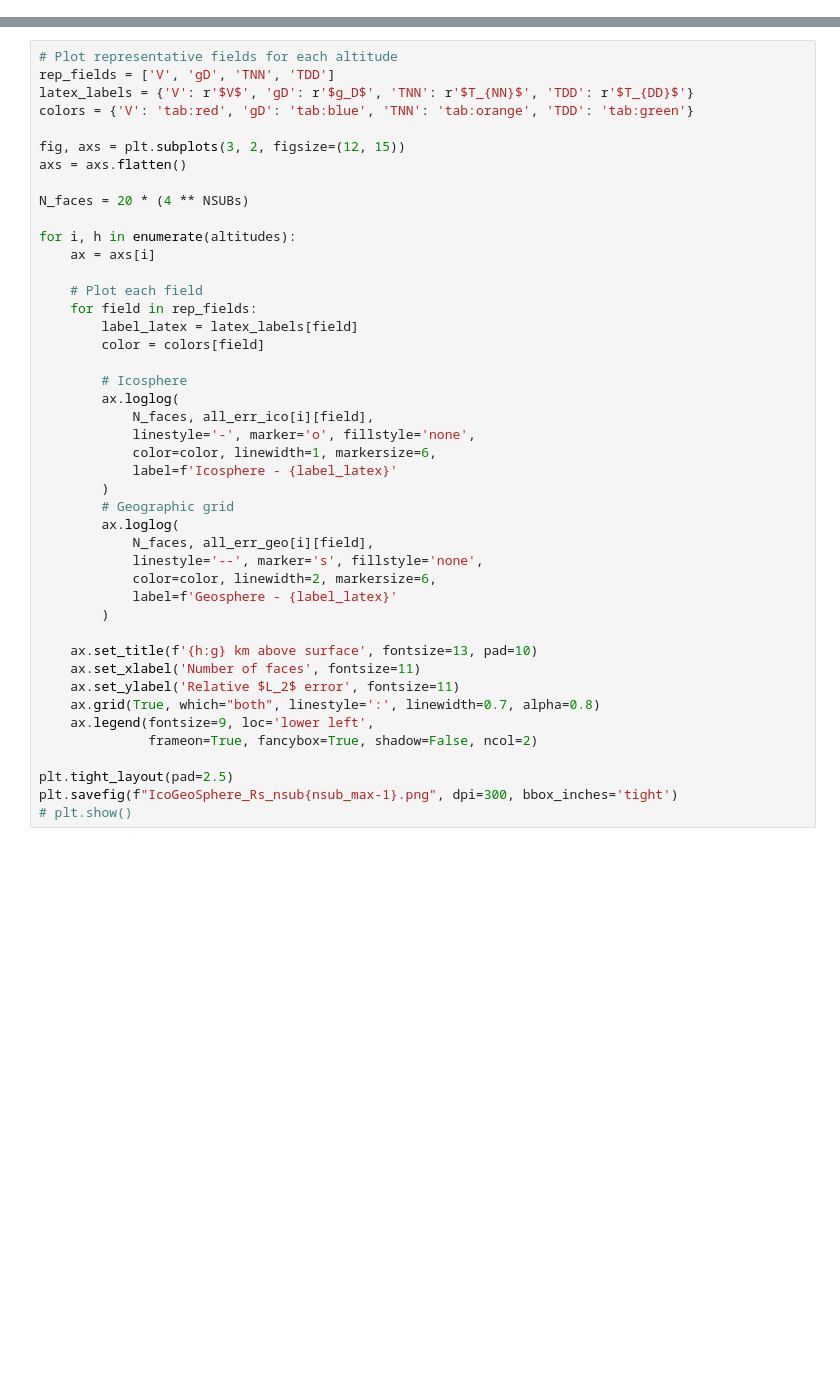
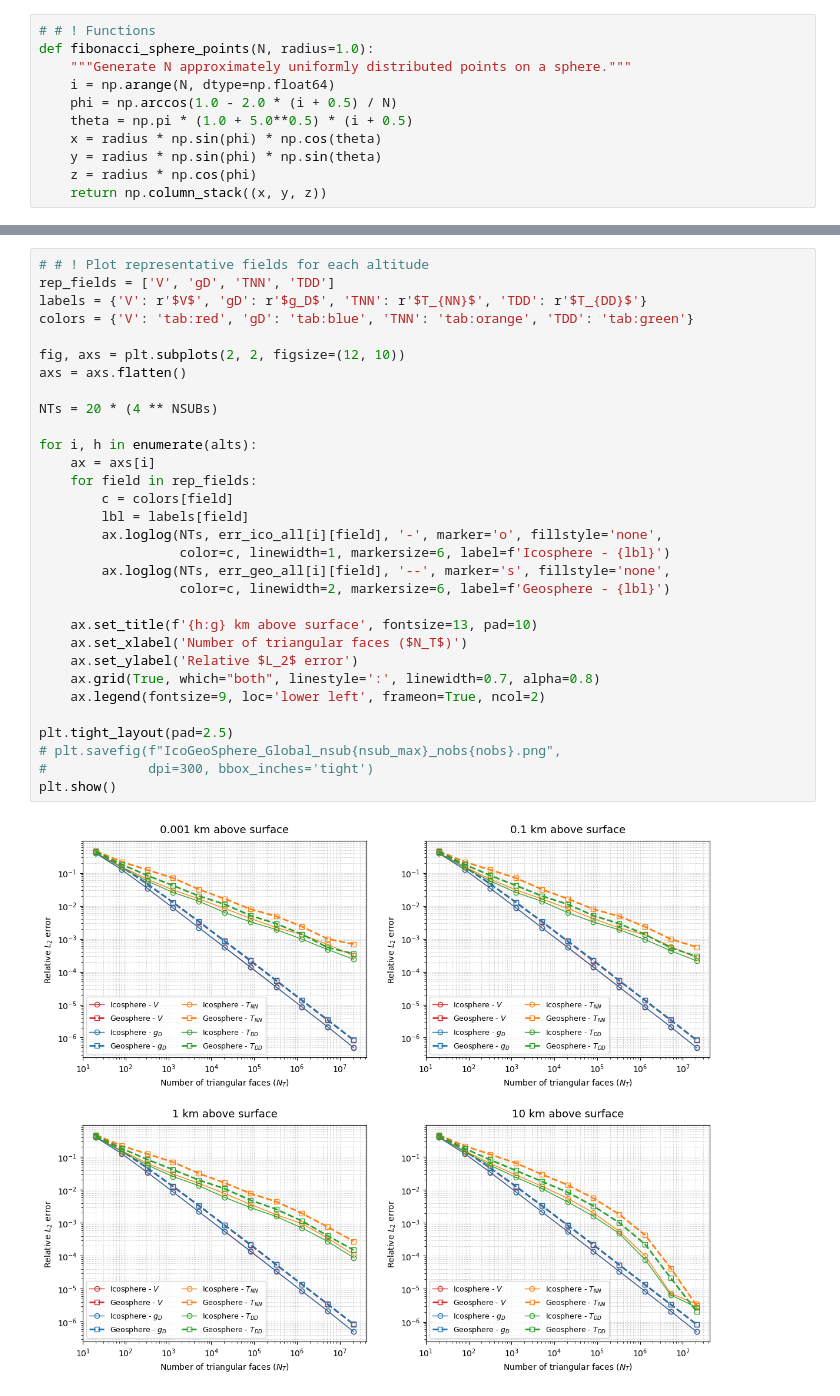
Before and after one commit to LeyuanWu/VecWerSch, a Jupyter notebook: ex_IcoGeoSphere_Global.ipynb, the cells around one changed output, grey strips where cells are left out. Cells and saved outputs as stored; diff of their text form; blank space fills up the shorter version.

```diff
--- a/ex_IcoGeoSphere_Global.ipynb
+++ b/ex_IcoGeoSphere_Global.ipynb
@@ -9,4 +9,15 @@ import pyvista as pv
 import time
 from datetime import datetime
 from gravity_forward_numba import *
+# %%
+# # ! Functions
+def fibonacci_sphere_points(N, radius=1.0):
+    """Generate N approximately uniformly distributed points on a sphere."""
+    i = np.arange(N, dtype=np.float64)
+    phi = np.arccos(1.0 - 2.0 * (i + 0.5) / N)
+    theta = np.pi * (1.0 + 5.0**0.5) * (i + 0.5)
+    x = radius * np.sin(phi) * np.cos(theta)
+    y = radius * np.sin(phi) * np.sin(theta)
+    z = radius * np.cos(phi)
+    return np.column_stack((x, y, z))
 # %%
@@ -257,44 +257,33 @@ Altitude = 0.001 km — Icosphere vs Analytical Earth (91 x 180 = 16380 obs pts)
 # %%
-# Plot representative fields for each altitude
+# # ! Plot representative fields for each altitude
 rep_fields = ['V', 'gD', 'TNN', 'TDD']
-latex_labels = {'V': r'$V$', 'gD': r'$g_D$', 'TNN': r'$T_{NN}$', 'TDD': r'$T_{DD}$'}
+labels = {'V': r'$V$', 'gD': r'$g_D$', 'TNN': r'$T_{NN}$', 'TDD': r'$T_{DD}$'}
 colors = {'V': 'tab:red', 'gD': 'tab:blue', 'TNN': 'tab:orange', 'TDD': 'tab:green'}
 
-fig, axs = plt.subplots(3, 2, figsize=(12, 15))
+fig, axs = plt.subplots(2, 2, figsize=(12, 10))
 axs = axs.flatten()
 
-N_faces = 20 * (4 ** NSUBs)
+NTs = 20 * (4 ** NSUBs)
 
-for i, h in enumerate(altitudes):
+for i, h in enumerate(alts):
     ax = axs[i]
-
-    # Plot each field
     for field in rep_fields:
-        label_latex = latex_labels[field]
-        color = colors[field]
-
-        # Icosphere
-        ax.loglog(
-            N_faces, all_err_ico[i][field],
-            linestyle='-', marker='o', fillstyle='none',
-            color=color, linewidth=1, markersize=6,
-            label=f'Icosphere - {label_latex}'
-        )
-        # Geographic grid
-        ax.loglog(
-            N_faces, all_err_geo[i][field],
-            linestyle='--', marker='s', fillstyle='none',
-            color=color, linewidth=2, markersize=6,
-            label=f'Geosphere - {label_latex}'
-        )
+        c = colors[field]
+        lbl = labels[field]
+        ax.loglog(NTs, err_ico_all[i][field], '-', marker='o', fillstyle='none',
+                  color=c, linewidth=1, markersize=6, label=f'Icosphere - {lbl}')
+        ax.loglog(NTs, err_geo_all[i][field], '--', marker='s', fillstyle='none',
+                  color=c, linewidth=2, markersize=6, label=f'Geosphere - {lbl}')
 
     ax.set_title(f'{h:g} km above surface', fontsize=13, pad=10)
-    ax.set_xlabel('Number of faces', fontsize=11)
-    ax.set_ylabel('Relative $L_2$ error', fontsize=11)
+    ax.set_xlabel('Number of triangular faces ($N_T$)')
+    ax.set_ylabel('Relative $L_2$ error')
     ax.grid(True, which="both", linestyle=':', linewidth=0.7, alpha=0.8)
-    ax.legend(fontsize=9, loc='lower left',
-              frameon=True, fancybox=True, shadow=False, ncol=2)
+    ax.legend(fontsize=9, loc='lower left', frameon=True, ncol=2)
 
 plt.tight_layout(pad=2.5)
-plt.savefig(f"IcoGeoSphere_Rs_nsub{nsub_max-1}.png", dpi=300, bbox_inches='tight')
-# plt.show()
+# plt.savefig(f"IcoGeoSphere_Global_nsub{nsub_max}_nobs{nobs}.png",
+#             dpi=300, bbox_inches='tight')
+plt.show()
+# %% [output]
+[figure, added]
```
Also changed, not shown: parts of 9 cells of this notebook, 6 other files.
